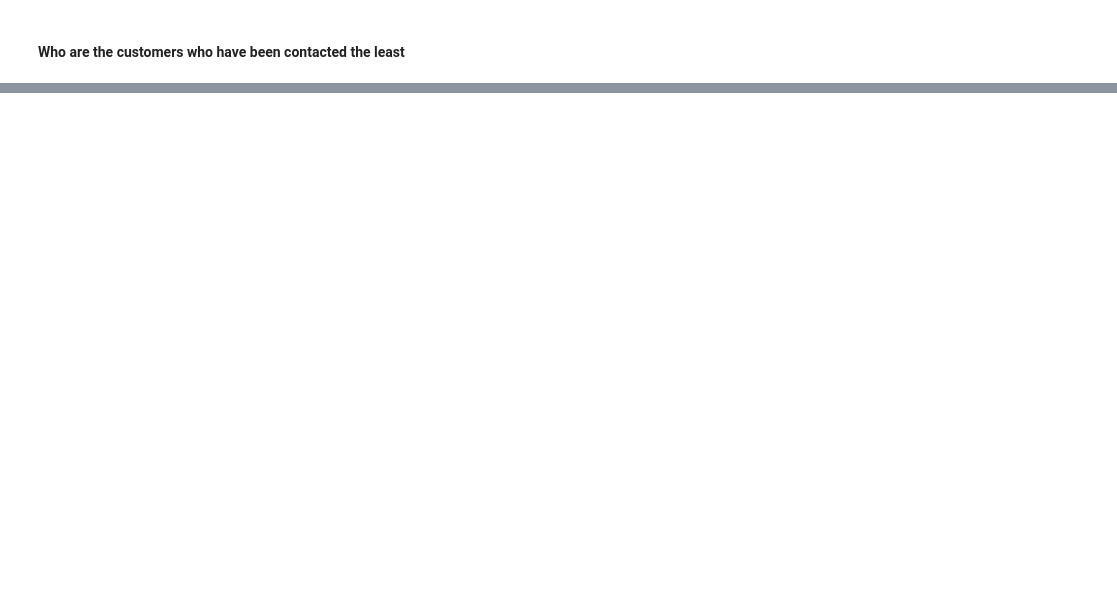
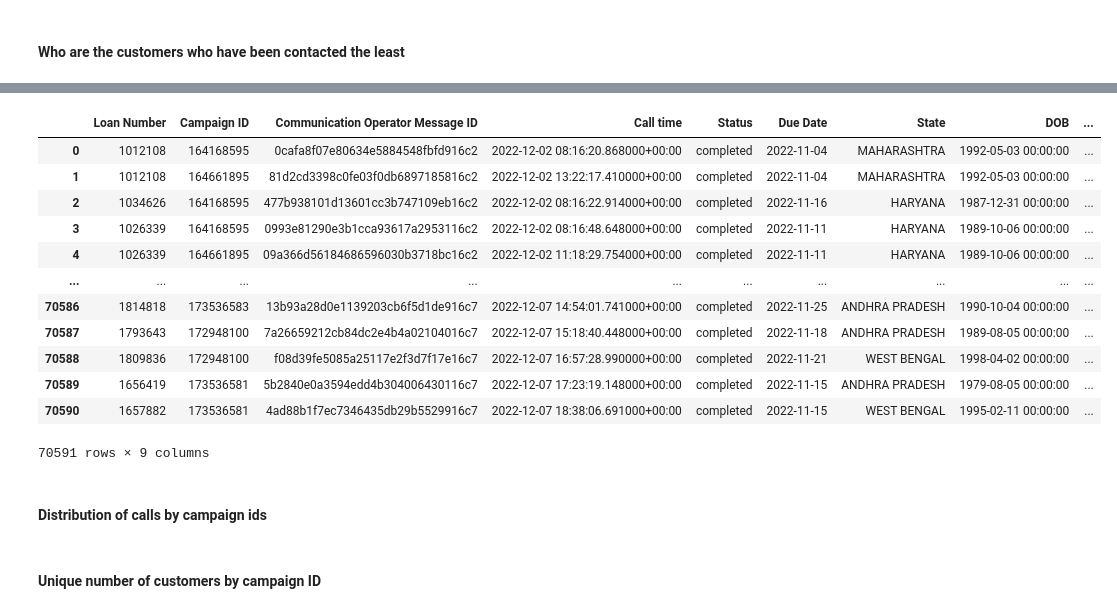
Before and after one commit to surya81/myproject, a Jupyter notebook: DPDzero Data Assignment .ipynb, the cells around one changed output, grey strips where cells are left out. Saved outputs shown, nothing was run; the diff lists cells and outputs as text; code cells hidden in the pictures; blank space fills up the shorter version.

```diff
--- a/DPDzero Data Assignment .ipynb
+++ b/DPDzero Data Assignment .ipynb
@@ -546,0 +583,23 @@ loan_count_by_status.sort_values("Call time",ascending=True)
+# %%
+#create final dataset by merging the two dataframe on  Loan Number column
+final_dataset = pd.merge(CommunicationHistory_df,portfolio_df,how='inner', on='Loan Number')
+# %%
+final_dataset
+# %% [output]
+|  | Loan Number | Campaign ID | Communication Operator Message ID | Call time | Status | Due Date | State | DOB | ... |
+| 0 | 1012108 | 164168595 | 0cafa8f07e80634e5884548fbfd916c2 | 2022-12-02 08:16:20.868000+00:00 | completed | 2022-11-04 | MAHARASHTRA | 1992-05-03 00:00:00 | ... |
+| 1 | 1012108 | 164661895 | 81d2cd3398c0fe03f0db6897185816c2 | 2022-12-02 13:22:17.410000+00:00 | completed | 2022-11-04 | MAHARASHTRA | 1992-05-03 00:00:00 | ... |
+| 2 | 1034626 | 164168595 | 477b938101d13601cc3b747109eb16c2 | 2022-12-02 08:16:22.914000+00:00 | completed | 2022-11-16 | HARYANA | 1987-12-31 00:00:00 | ... |
+| 3 | 1026339 | 164168595 | 0993e81290e3b1cca93617a2953116c2 | 2022-12-02 08:16:48.648000+00:00 | completed | 2022-11-11 | HARYANA | 1989-10-06 00:00:00 | ... |
+| 4 | 1026339 | 164661895 | 09a366d56184686596030b3718bc16c2 | 2022-12-02 11:18:29.754000+00:00 | completed | 2022-11-11 | HARYANA | 1989-10-06 00:00:00 | ... |
+| ... | ... | ... | ... | ... | ... | ... | ... | ... | ... |
+| 70586 | 1814818 | 173536583 | 13b93a28d0e1139203cb6f5d1de916c7 | 2022-12-07 14:54:01.741000+00:00 | completed | 2022-11-25 | ANDHRA PRADESH | 1990-10-04 00:00:00 | ... |
+| 70587 | 1793643 | 172948100 | 7a26659212cb84dc2e4b4a02104016c7 | 2022-12-07 15:18:40.448000+00:00 | completed | 2022-11-18 | ANDHRA PRADESH | 1989-08-05 00:00:00 | ... |
+| 70588 | 1809836 | 172948100 | f08d39fe5085a25117e2f3d7f17e16c7 | 2022-12-07 16:57:28.990000+00:00 | completed | 2022-11-21 | WEST BENGAL | 1998-04-02 00:00:00 | ... |
+| 70589 | 1656419 | 173536581 | 5b2840e0a3594edd4b304006430116c7 | 2022-12-07 17:23:19.148000+00:00 | completed | 2022-11-15 | ANDHRA PRADESH | 1979-08-05 00:00:00 | ... |
+| 70590 | 1657882 | 173536581 | 4ad88b1f7ec7346435db29b5529916c7 | 2022-12-07 18:38:06.691000+00:00 | completed | 2022-11-15 | WEST BENGAL | 1995-02-11 00:00:00 | ... |
+70591 rows × 9 columns
+# %% [markdown]
+  #### Distribution of calls by campaign ids
+# %% [markdown]
+#### Unique number of customers by campaign ID
```
Also changed, not shown: parts of 9 cells of this notebook.
